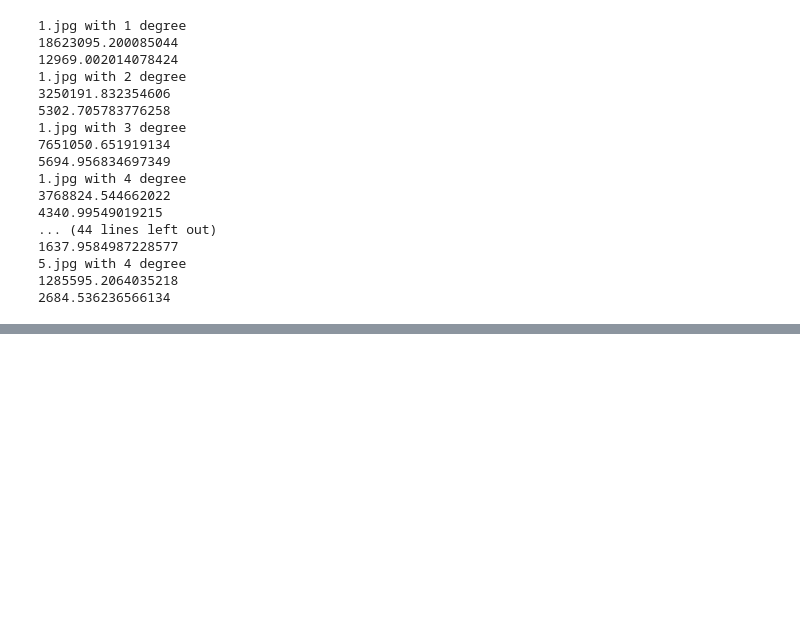
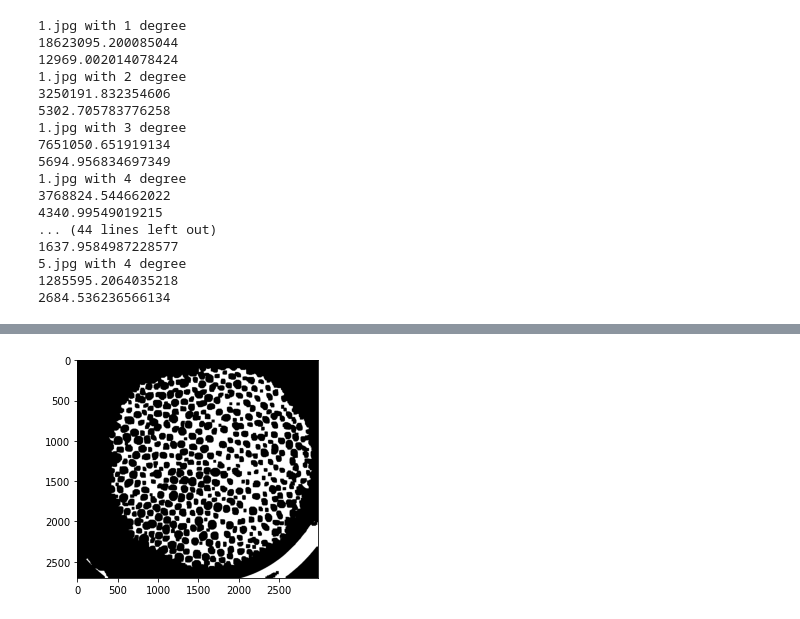
Before and after one commit to skyriver228/PNU-bean-count-night, a Jupyter notebook: main.ipynb, the cells around one changed output, grey strips where cells are left out. Cells and saved outputs as stored; diff of their text form; code cells hidden in the pictures; blank space fills up the shorter version.

```diff
--- a/main.ipynb
+++ b/main.ipynb
@@ -317,0 +496,6 @@ error_df
+# %%
+fg = bc.erasingNoise(dst1)
+plt.imshow(fg)
+plt.gray()
+# %% [output]
+[figure, added]
```
Also changed, not shown: parts of 21 cells of this notebook, 6 other files.
